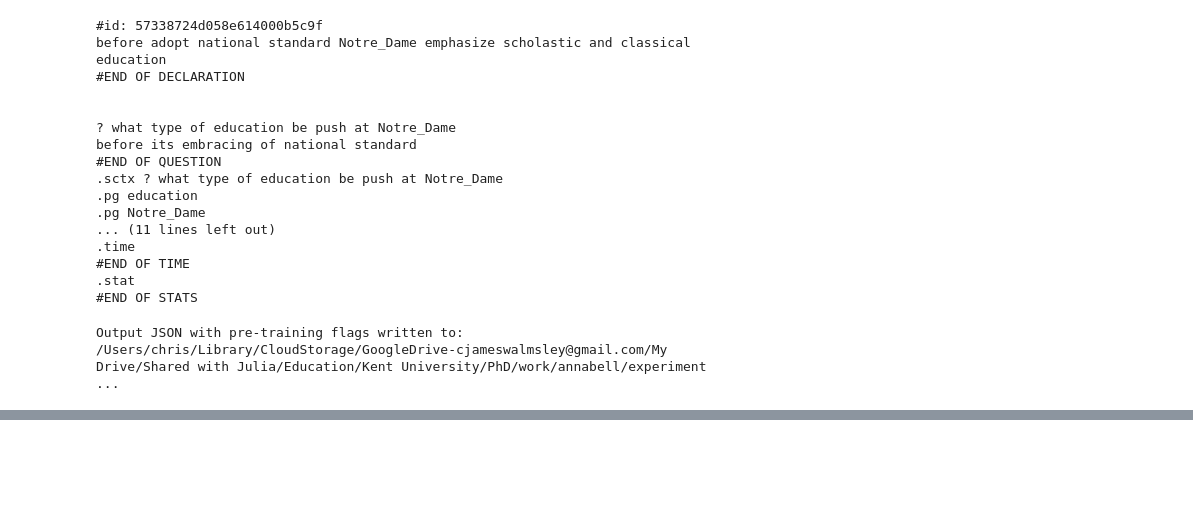
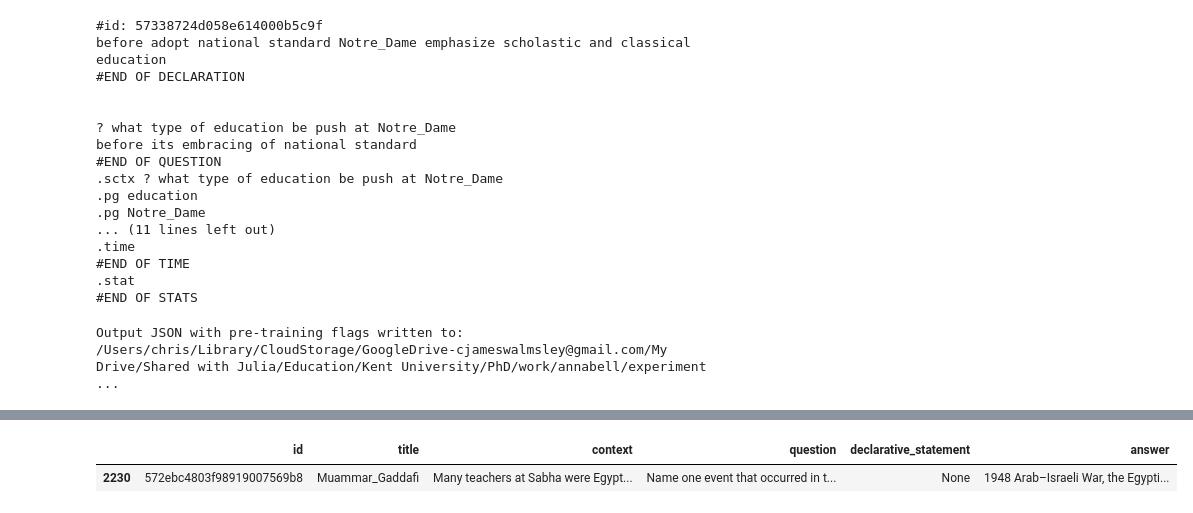
Before and after one commit to cjwalmsley/Training-and-evaluating-cognitive-language-models, a Jupyter notebook: debug_notebook.ipynb, the cells around one changed output, grey strips where cells are left out. Saved outputs shown, nothing was run; the diff lists cells and outputs as text; code cells hidden in the pictures; blank space fills up the shorter version.

```diff
--- a/debug_notebook.ipynb
+++ b/debug_notebook.ipynb
@@ -214,6 +197,15 @@ print(f"Output JSON with pre-training flags written to: {output_json_path}")
 # %% [output]
 Output JSON with pre-training flags written to: /Users/chris/Library/CloudStorage/GoogleDrive-cjameswalmsley@gmail.com/My Drive/Shared with Julia/Education/Kent University/PhD/work/annabell/experiment ...
 # %%
+from pipeline import Pipeline
+import pandas as pd
+
+pipeline = Pipeline(prepared_dataset_filepath=None)
+base_path_mac = "/Users/chris/Library/CloudStorage/GoogleDrive-cjameswalmsley@gmail.com/My Drive/Shared with Julia/Education/Kent University/PhD"
+experiment_name = "49"
+json_path = base_path_mac + f"/work/annabell/experiments/{experiment_name}/data_sets/squad_dataset_with_generated_sentences.jsonl"
+pipeline.declarative_sentences_dataset = pd.read_json(json_path, lines=True)
+pipeline.preprocess_dataset()
 #pipeline.datasetPreProcessor.create_commands_for_pretraining()
 #pipeline.run_pre_training_evaluation_testing()
 #pipeline.run_evaluate_pre_training_results()
@@ -252,0 +234,8 @@ WkPhB_W: 1
+# %%
+#find the row with id = "56d4eb762ccc5a1400d8334f"
+dataframe = pipeline.declarative_sentences_dataset
+debug_df = dataframe[dataframe['id'] == "572ebc4803f98919007569b8"]
+debug_df
+# %% [output]
+|  | id | title | context | question | declarative_statement | answer |
+| 2230 | 572ebc4803f98919007569b8 | Muammar_Gaddafi | Many teachers at Sabha were Egypt... | Name one event that occurred in t... | None | 1948 Arab–Israeli War, the Egypti... |
```
Also changed, not shown: parts of 9 cells of this notebook, 3 other files.
